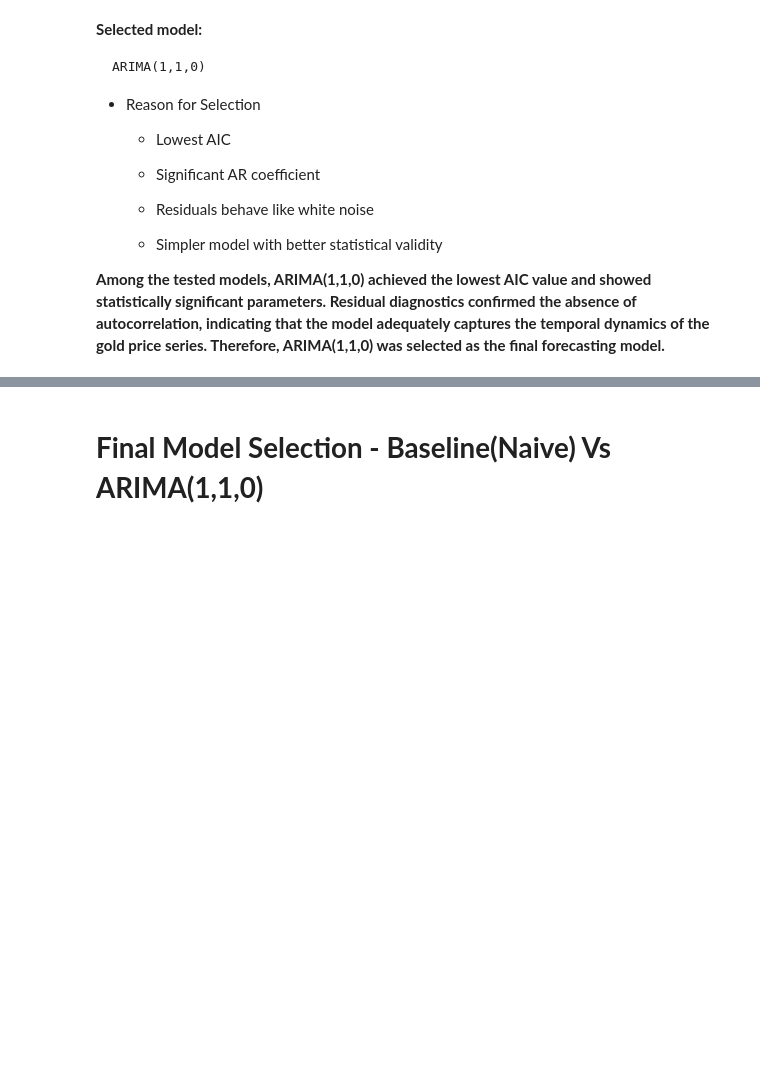
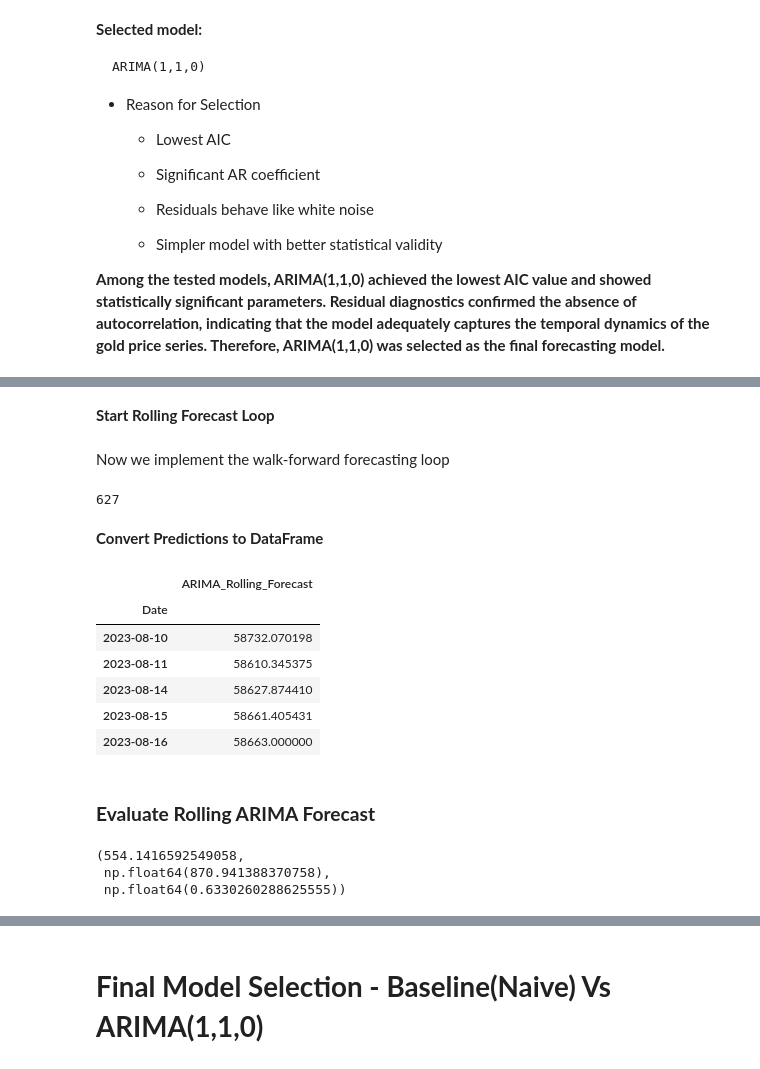
Before and after one commit to Sagarjain93/Machine-Learning-Portfolio, a Jupyter notebook: 03_ML_Practice/Gold_Price_Prediction_Forecasting/03_notebook/05_modelling.ipynb, the cells around one changed output, grey strips where cells are left out. Cells and saved outputs as stored; diff of their text form; code cells hidden in the pictures; blank space fills up the shorter version.

```diff
--- a/03_ML_Practice/Gold_Price_Prediction_Forecasting/03_notebook/05_modelling.ipynb
+++ b/03_ML_Practice/Gold_Price_Prediction_Forecasting/03_notebook/05_modelling.ipynb
@@ -2353,0 +2365,4 @@ ARIMA(1,1,0)
+# %% [markdown]
+**Start Rolling Forecast Loop**
+# %% [markdown]
+Now we implement the walk-forward forecasting loop
@@ -2353,0 +2381,37 @@ ARIMA(1,1,0)
+# %%
+len(predictions)
+# %% [output]
+627
+# %% [markdown]
+**Convert Predictions to DataFrame**
+# %%
+import pandas as pd
+
+rolling_arima_forecast = pd.DataFrame(predictions, index=test.index, columns=['ARIMA_Rolling_Forecast'])
+
+rolling_arima_forecast.head()
+# %% [output]
+|  | ARIMA_Rolling_Forecast |
+| Date |  |
+| 2023-08-10 | 58732.070198 |
+| 2023-08-11 | 58610.345375 |
+| 2023-08-14 | 58627.874410 |
+| 2023-08-15 | 58661.405431 |
+| 2023-08-16 | 58663.000000 |
+# %% [markdown]
+### **Evaluate Rolling ARIMA Forecast**
+# %%
+from sklearn.metrics import mean_absolute_error, mean_squared_error
+import numpy as np
+
+mae_roll_arima = mean_absolute_error(test['Price'], rolling_arima_forecast['ARIMA_Rolling_Forecast'])
+
+rmse_roll_arima = np.sqrt(mean_squared_error(test['Price'], rolling_arima_forecast['ARIMA_Rolling_Forecast']))
+
+mape_roll_arima = np.mean(np.abs((test['Price'] - rolling_arima_forecast['ARIMA_Rolling_Forecast']) / test['Price'])) * 100
+
+mae_roll_arima, rmse_roll_arima, mape_roll_arima
+# %% [output]
+(554.1416592549058,
+ np.float64(870.941388370758),
+ np.float64(0.6330260288625555))
```
Also changed, not shown: parts of 31 cells of this notebook.
